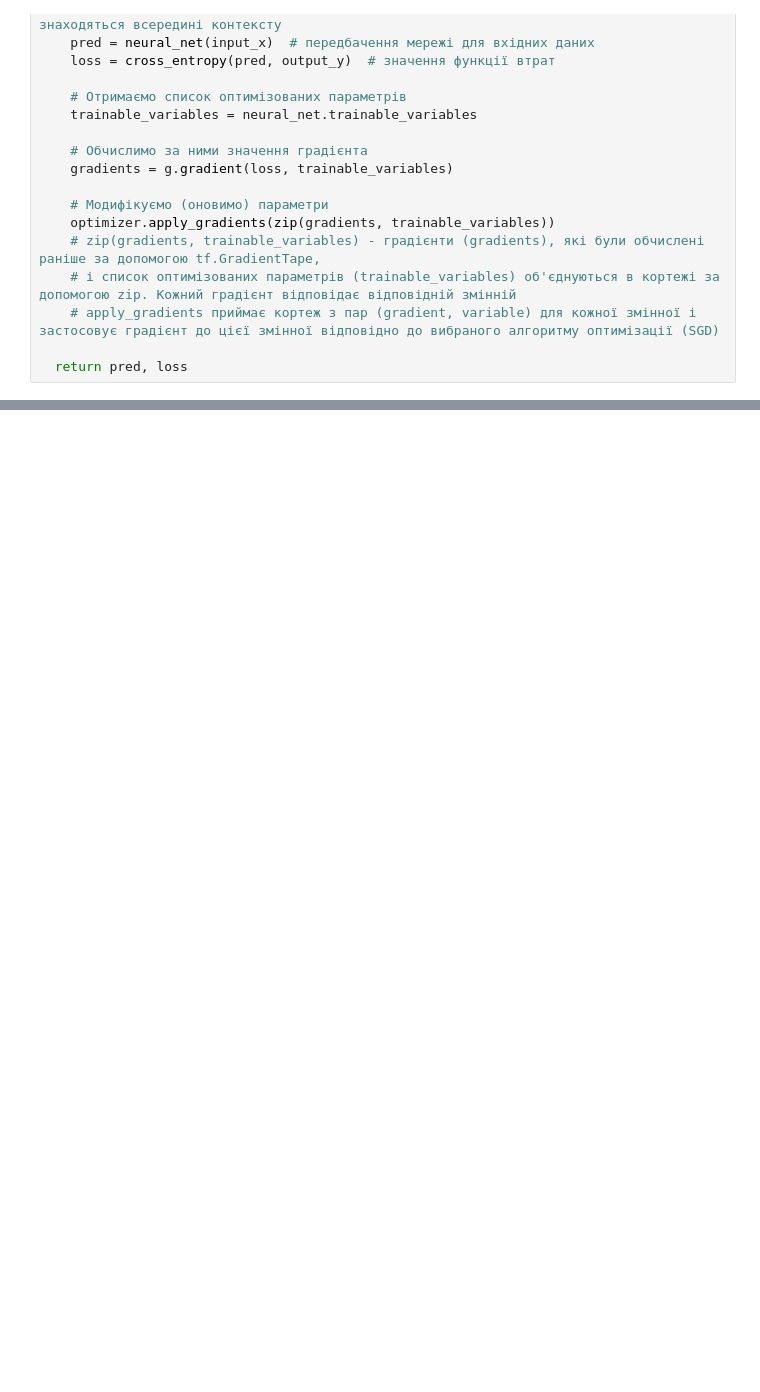
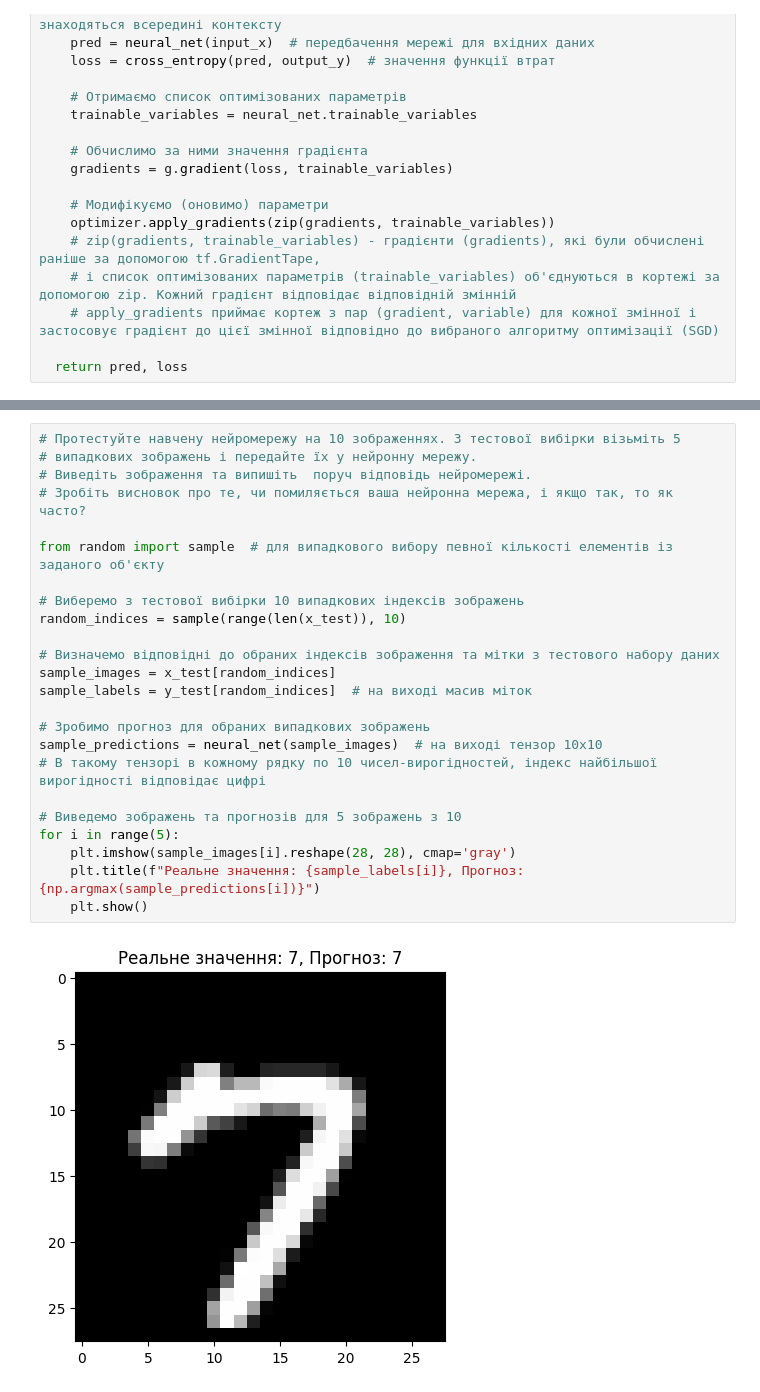
Before and after one commit to evgen-kulik/data_science_hw8, a Jupyter notebook: GoIT_HW_8_new.ipynb, the cells around one changed output, grey strips where cells are left out. Drawn from its saved outputs; the diff is of its cells as text; blank space fills up the shorter version.

```diff
--- a/GoIT_HW_8_new.ipynb
+++ b/GoIT_HW_8_new.ipynb
@@ -257,0 +253,26 @@ plt.show()
+# %%
+# Протестуйте навчену нейромережу на 10 зображеннях. З тестової вибірки візьміть 5
+# випадкових зображень і передайте їх у нейронну мережу.
+# Виведіть зображення та випишіть  поруч відповідь нейромережі.
+# Зробіть висновок про те, чи помиляється ваша нейронна мережа, і якщо так, то як часто?
+
+from random import sample  # для випадкового вибору певної кількості елементів із заданого об'єкту
+
+# Виберемо з тестової вибірки 10 випадкових індексів зображень
+random_indices = sample(range(len(x_test)), 10)
+
+# Визначемо відповідні до обраних індексів зображення та мітки з тестового набору даних
+sample_images = x_test[random_indices]
+sample_labels = y_test[random_indices]  # на виході масив міток
+
+# Зробимо прогноз для обраних випадкових зображень
+sample_predictions = neural_net(sample_images)  # на виході тензор 10х10
+# В такому тензорі в кожному рядку по 10 чисел-вирогідностей, індекс найбільшої вирогідності відповідає цифрі
+
+# Виведемо зображень та прогнозів для 5 зображень з 10
+for i in range(5):
+    plt.imshow(sample_images[i].reshape(28, 28), cmap='gray')
+    plt.title(f"Реальне значення: {sample_labels[i]}, Прогноз: {np.argmax(sample_predictions[i])}")
+    plt.show()
+# %% [output]
+[figure, added]
```
Also changed, not shown: parts of 7 cells of this notebook.
